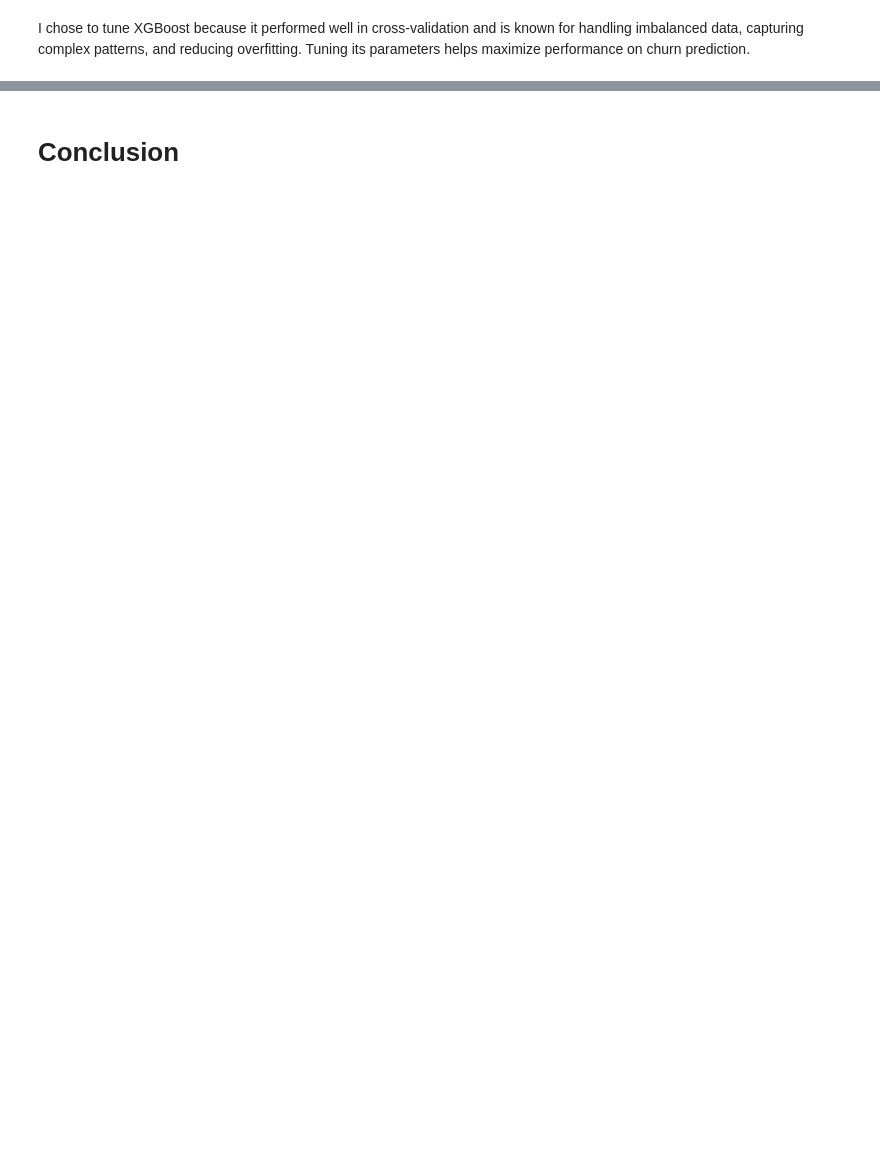
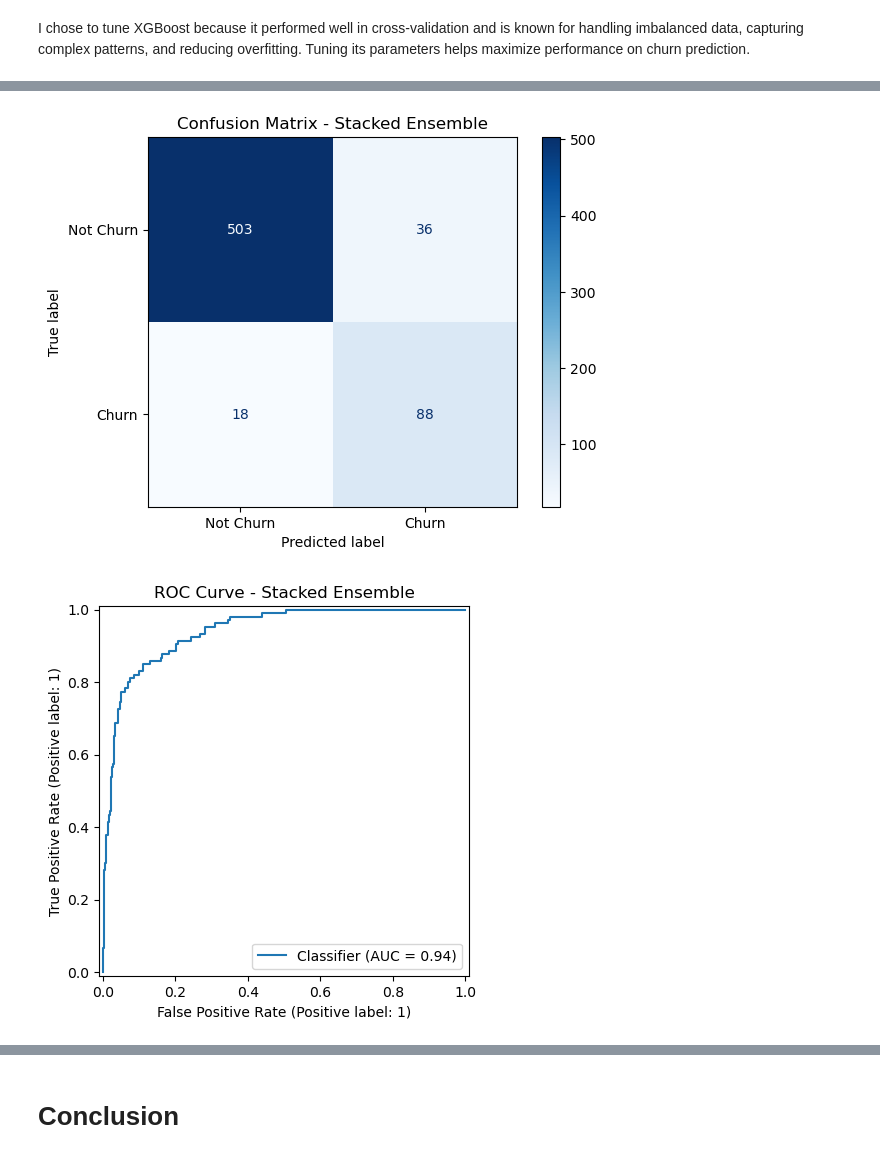
Before and after one commit to amjad-ahsan/capstone_project-3, a Jupyter notebook: CAPSTONE_MODULE_3_AMJAD_JCDSAH_0102.ipynb, the cells around one changed output, grey strips where cells are left out. Cells and saved outputs as stored; diff of their text form; code cells hidden in the pictures; blank space fills up the shorter version.

Commit message:
Second Update, Improved Model

```diff
--- a/CAPSTONE_MODULE_3_AMJAD_JCDSAH_0102.ipynb
+++ b/CAPSTONE_MODULE_3_AMJAD_JCDSAH_0102.ipynb
@@ -885,2 +1133,0 @@ final_xgb = Pipeline([
-# %%
-final_xgb.fit(X_train, y_train)
@@ -905,3 +1133,0 @@ Pipeline(steps=[('preprocessing',
-# %%
-y_pred = final_xgb.predict(X_test)
-y_proba = final_xgb.predict_proba(X_test)[:, 1]
@@ -931,11 +1133,0 @@ Model successfully saved as xgboost_churn_model.pkl
-# %%
-best_model = XGBClassifier(random_state=42, eval_metric='logloss')
-final_pipeline = ImbPipeline([
-    ('preprocessing', preprocessor),
-    ('smote', SMOTE(random_state=42)),
-    ('classifier', best_model)
-])
-
-final_pipeline.fit(X_train, y_train)
-y_pred = final_pipeline.predict(X_test)
-print(classification_report(y_test, y_pred))
@@ -950,0 +1195,14 @@ weighted avg       0.89      0.89      0.89       645
+# %%
+#Visual Output
+cm = confusion_matrix(y_test, y_pred)
+disp = ConfusionMatrixDisplay(confusion_matrix=cm, display_labels=["Not Churn", "Churn"])
+disp.plot(cmap="Blues")
+plt.title("Confusion Matrix - Stacked Ensemble")
+plt.show()
+
+RocCurveDisplay.from_predictions(y_test, y_proba)
+plt.title("ROC Curve - Stacked Ensemble")
+plt.show()
+# %% [output]
+[figure, added]
+[figure, added]
```
Also changed, not shown: parts of 58 cells of this notebook.
